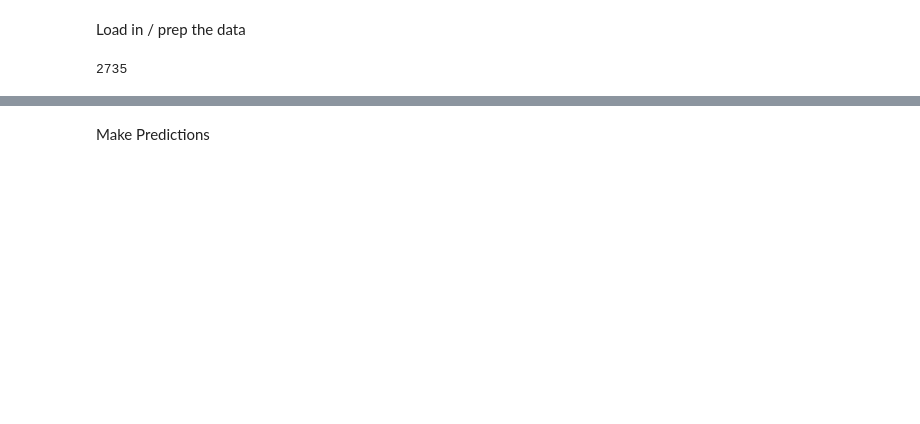
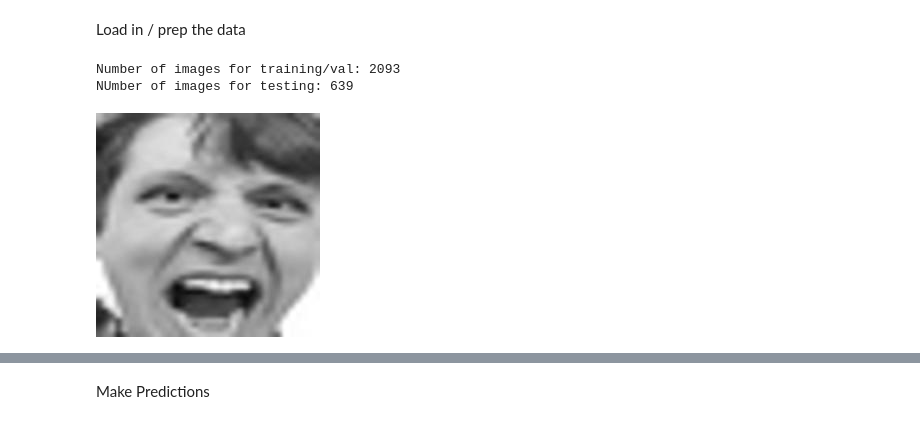
Before and after one commit to angela-gervino/Stress-Detection-AI-Model, a Jupyter notebook: Model.ipynb, the cells around one changed output, grey strips where cells are left out. Saved outputs shown, nothing was run; the diff lists cells and outputs as text; code cells hidden in the pictures; blank space fills up the shorter version.

```diff
--- a/Model.ipynb
+++ b/Model.ipynb
@@ -34,12 +39,17 @@ model = tf.keras.Model(
 # %% [markdown]
 Load in / prep the data
 # %%
-data_dir = pathlib.Path("Train").with_suffix('')
+train_dir = pathlib.Path("Train").with_suffix('')
+test_dir = pathlib.Path("Test").with_suffix('')
-# %%
-image_count = len(list(data_dir.glob('*/*.jpg')))
-image_count
-# %% [output]
-2735
+# %%
+print(f"Number of images for training/val: {len(list(train_dir.glob('*/*.jpg')))}")
+print(f"NUmber of images for testing: {len(list(test_dir.glob('*/*.jpg')))}")
+# %% [output]
+Number of images for training/val: 2093
+NUmber of images for testing: 639
 # %%
-angry = list(data_dir.glob('Angry/*'))
+# Display an image
+angry = list(train_dir.glob('Angry/*'))
 Image.open(str(angry[0]))
+# %% [output]
+[figure, added]
```
Also changed, not shown: parts of 11 cells of this notebook.
